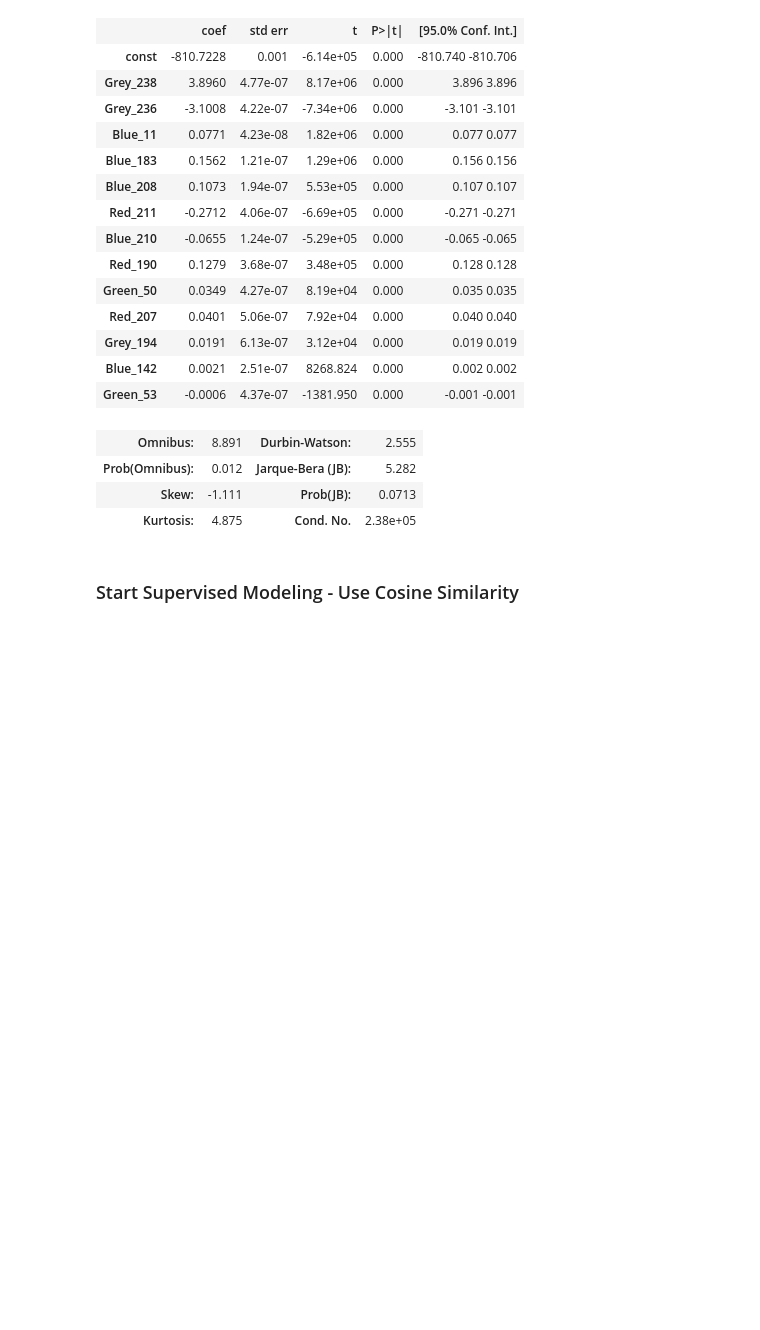
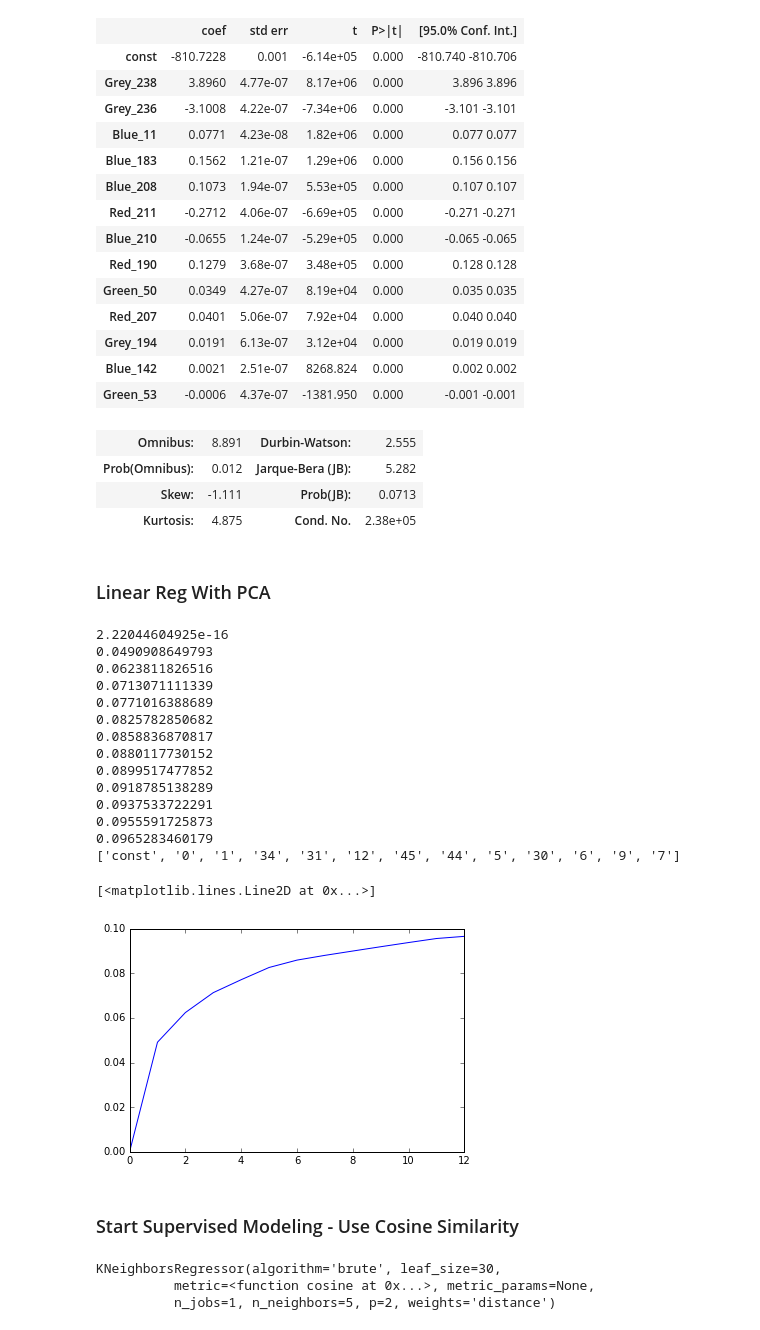
Before and after one commit to MPMakris/Photo_Pro, a Jupyter notebook: notebooks/playing_with_pictures.ipynb, the cells around one changed output. Saved outputs shown, nothing was run; the diff lists cells and outputs as text; code cells hidden in the pictures; blank space fills up the shorter version.

Commit message:
exploring shitty models

```diff
--- a/notebooks/playing_with_pictures.ipynb
+++ b/notebooks/playing_with_pictures.ipynb
@@ -352,7 +343,7 @@ plt.plot(np.cumsum(pca_std_fit.explained_variance_ratio_))
 # %%
 def try_add_column(X, y, cols_used):
     cur_r2_value = sm.OLS(y, exog=X[cols_used]).fit().rsquared_adj
-    cols_to_try = X.columns
+    cols_to_try = X.columns.astype(str)
     for used in cols_used:
         cols_to_try = cols_to_try[cols_to_try != used]
     adj_r2_values = []
@@ -443,5 +446,68 @@ OLS Regression Results
 | Prob(Omnibus): | 0.012 | Jarque-Bera (JB): | 5.282 |
 | Skew: | -1.111 | Prob(JB): | 0.0713 |
 | Kurtosis: | 4.875 | Cond. No. | 2.38e+05 |
+# %% [markdown]
+### Linear Reg With PCA
+# %%
+df_pca_train = pd.DataFrame(X_train_pca_std_transformed[:,0:50])
+df_pca_test = pd.DataFrame(X_test_pca_std_transformed[:, 0:50])
+
+y_train.reset_index(drop=True, inplace=True)
+y_test.reset_index(drop=True, inplace=True)
+
+df_pca_train.columns = df_pca_train.columns.astype(str)
+df_pca_test.columns = df_pca_test.columns.astype(str)
+
+X_train_const = sm.add_constant(df_pca_train)
+X_test_const = sm.add_constant(df_pca_test)
+# %%
+check=True
+cols_used = ['const']
+r2_history = []
+while check:
+    name_to_add = None
+    name_to_remove = None
+
+    curr_r2 = sm.OLS(y_train, exog=X_train_const[cols_used]).fit().rsquared_adj
+    print curr_r2
+    r2_history.append(curr_r2)
+
+    if len(r2_history)>=3:
+        if np.abs(r2_history[-1] - r2_history[-2]) <= 0.001:
+            check = False
+            continue
+
+    if len(cols_used) != len(X.columns):
+        name_to_add = try_add_column(X_train_const, y_train, cols_used)
+        if name_to_add is not None:
+            cols_used.append(name_to_add)
+            continue
+    if len(cols_used) != 1:
+        name_to_remove = try_remove_column(X_train_const, y_train, cols_used)
+        if name_to_remove is not None:
+            cols_used = cols_used[cols_used != name_to_remove]
+            continue
+
+    check = False
+
+print cols_used
+plt.plot(r2_history)
+# %% [output]
+2.22044604925e-16
+0.0490908649793
+0.0623811826516
+0.0713071111339
+0.0771016388689
+0.0825782850682
+0.0858836870817
+0.0880117730152
+0.0899517477852
+0.0918785138289
+0.0937533722291
+0.0955591725873
+0.0965283460179
+['const', '0', '1', '34', '31', '12', '45', '44', '5', '30', '6', '9', '7']
+[<matplotlib.lines.Line2D at 0x...>]
+[figure, added]
 # %% [markdown]
 ### Start Supervised Modeling - Use Cosine Similarity
@@ -449,0 +528,6 @@ from sklearn.neighbors import NearestNeighbors
+# %%
+knn_model.fit(X_train_const, pd.DataFrame(y_train))
+# %% [output]
+KNeighborsRegressor(algorithm='brute', leaf_size=30,
+          metric=<function cosine at 0x...>, metric_params=None,
+          n_jobs=1, n_neighbors=5, p=2, weights='distance')
```
Also changed, not shown: parts of 19 cells of this notebook, 1 other file.
